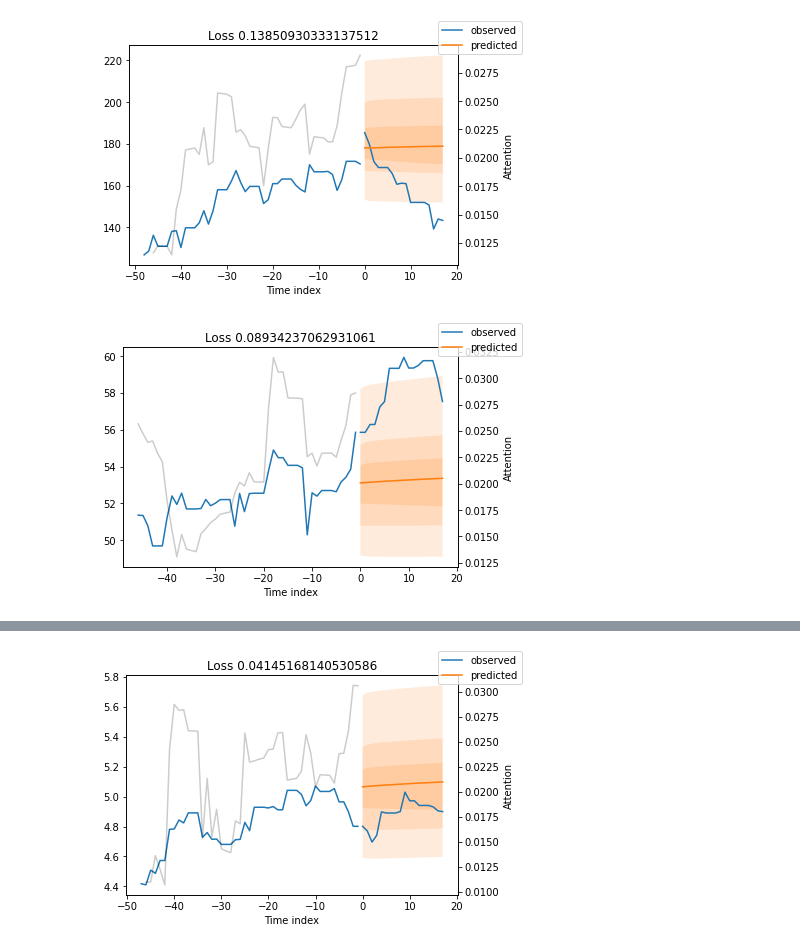
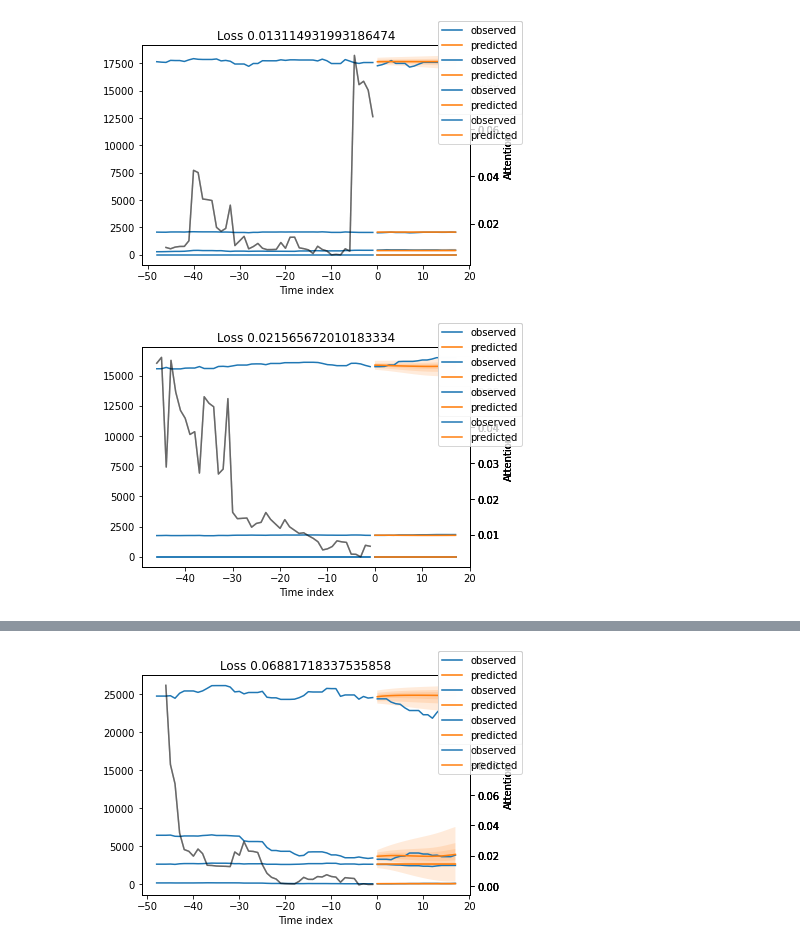
Before and after one commit to MuralidharB/tft-stocks, a Jupyter notebook: TFT_stocks.ipynb, the cells around one changed output, grey strips where cells are left out. Saved outputs shown, nothing was run; the diff lists cells and outputs as text; code cells hidden in the pictures.

```diff
--- a/TFT_stocks.ipynb
+++ b/TFT_stocks.ipynb
@@ -210,14 +220,11 @@ import pandas as pd
 macd=pd.read_csv("/content/sample_data/macd.csv")
 macd['Datetime'] = pd.to_datetime(macd['Trade Date'])
 macd = macd.set_index("Datetime")
-
 macd.resample('1D').mean().ffill()
 macd = macd.drop("Trade Date", axis=1)
 
-dti = pd.date_range(start="2000-02-21", end="2023-01-27", freq="D")
-
-macd = macd.reindex(dti, method='ffill')
-
+dti = pd.date_range(start="2000-02-21", end="2023-02-28", freq="D")
+macd = macd.reindex(dti, method='nearest')
 stocks_ts = stocks_ts.assign(MACD=macd["MACD(26,12)"])
 stocks_ts = stocks_ts.assign(EXP=macd["Exp(9)"])
 stocks_ts = stocks_ts.assign(MacdHist=macd["Macd Histogram"])
@@ -265,27 +272,29 @@ data.describe()
 | max | 8.448291e+10 | 4810.071289 | 3.509679e+11 | 67549.734375 | 4.426514e+10 | 36722.601562 | 9.976520e+09 | ... |
 8 rows × 1023 columns
 # %%
+from gluonts.time_feature import get_lags_for_frequency
+
+lags_sequence = get_lags_for_frequency('1D')
+print(lags_sequence)
+
 max_prediction_length = 18
 max_encoder_length = 48
 training_cutoff = data["time_idx"].max() - max_prediction_length
+time_varying_unknown_reals = [x for x in data.columns if "Open" in x][:4]
+static_real = [x for x in data.columns if "Open" not in x]
+for x in ['date', 'time_idx', 'group', 'month']:
+  static_real.remove(x)
 training = TimeSeriesDataSet(
     data[lambda x: x.time_idx <= training_cutoff],
     time_idx="time_idx",
-    target="NVDA_Open",
+    target=time_varying_unknown_reals,
     min_encoder_length=max_encoder_length // 2,  # keep encoder length long (as it is in the validation set)
     max_encoder_length=max_encoder_length,
     min_prediction_length=1,
     max_prediction_length=max_prediction_length,
     group_ids=["group"],
-    static_reals=['NVDA_Volume', 'JPM_Volume', 'V_Volume', 'JNJ_Volume', 'XOM_Volume',
-       'UNH_Volume', 'AMZN_Volume', 'GOOGL_Volume', 'GOOG_Volume', 'MSFT_Volume',
-       '^DJI_Volume', '^DJI_Open', '^GSPC_Volume', '^GSPC_Open',
-       '^IXIC_Volume', '^IXIC_Open', 'AAPL_Volume', 'AAPL_Open', 'Inflation',
-       'InterestRates', 'CrudeRates', 'Vix', 'MACD', 'EXP', 'MacdHist',
-       'UnemploymentRates', 'Pcr',],
-    time_varying_unknown_reals=["NVDA_Open", "JPM_Open", "V_Open", "JNJ_Open",
-                                "XOM_Open", "UNH_Open", "AMZN_Open", "GOOGL_Open",
-                                "GOOG_Open", "MSFT_Open",],
+    static_reals=[],
+    time_varying_unknown_reals=time_varying_unknown_reals,
     add_relative_time_idx=True,
     add_target_scales=True,
     add_encoder_length=True,
@@ -414,10 +396,10 @@ tft = TemporalFusionTransformer.from_dataset(
     training,
     learning_rate=0.03,
     hidden_size=16,
-    attention_head_size=1,
+    attention_head_size=4,
     dropout=0.1,
     hidden_continuous_size=8,
-    output_size=7,  # 7 quantiles by default
+    output_size=[7] * len(time_varying_unknown_reals),  # 7 quantiles by default
     loss=QuantileLoss(),
     log_interval=10,  # uncomment for learning rate finder and otherwise, e.g. to 10 for logging every 10 batches
     reduce_on_plateau_patience=4,
@@ -490,7 +490,8 @@ best_model_path = trainer.checkpoint_callback.best_model_path
 best_tft = TemporalFusionTransformer.load_from_checkpoint(best_model_path)
 # %%
 # calcualte mean absolute error on validation set
-actuals = torch.cat([y[0] for x, y in iter(val_dataloader)])
+
+actuals = torch.cat([y[0][0] for x, y in iter(val_dataloader)])
 predictions = best_tft.predict(val_dataloader)
-(actuals - predictions).abs().mean()
+(actuals - predictions[0]).abs().mean()
 # %% [output]
@@ -515,6 +516,6 @@ for idx in range(10):  # plot 10 examples
 # %%
 # calcualte metric by which to display
-predictions = best_tft.predict(val_dataloader)
+predictions = best_tft.predict(val_dataloader)[0]
 mean_losses = SMAPE(reduction="none")(predictions, actuals).mean(1)
 indices = mean_losses.argsort(descending=True)  # sort losses
 for idx in range(10):  # plot 10 examples
@@ -527,2 +528,2 @@ for idx in range(10):  # plot 10 examples
-[figure, old version]
+[figure, new version]
-[figure, old version]
+[figure, new version]
@@ -531 +532 @@ for idx in range(10):  # plot 10 examples
-[figure, old version]
+[figure, new version]
```
Also changed, not shown: parts of 23 cells of this notebook.
